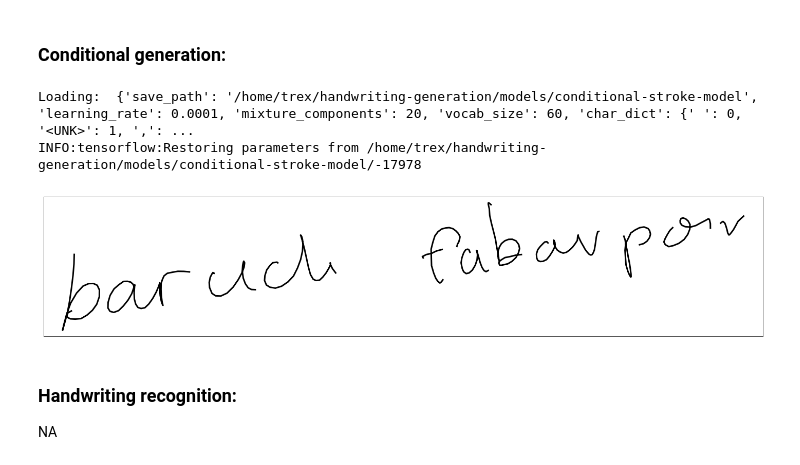
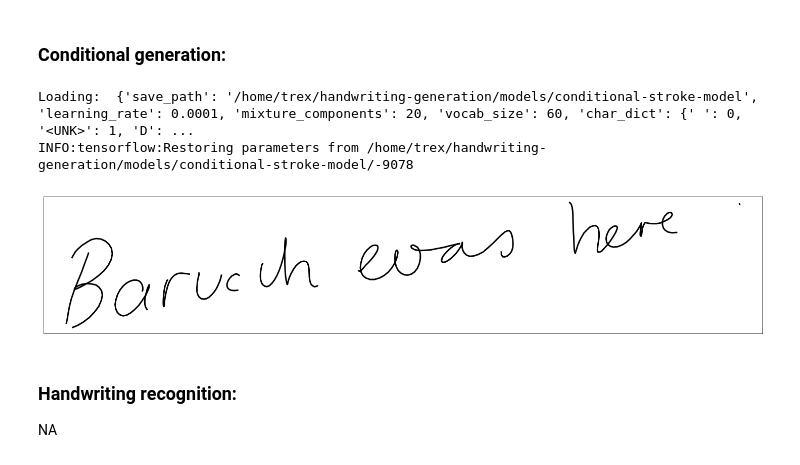
Before and after one commit to btaba/handwriting-generation, a Jupyter notebook: notebooks/results.ipynb, the cells around one changed output. Saved outputs shown, nothing was run; the diff lists cells and outputs as text; code cells hidden in the pictures.

Commit message:
retrained conditional stroke model with more skip connections

```diff
--- a/notebooks/results.ipynb
+++ b/notebooks/results.ipynb
@@ -18,13 +18,13 @@ INFO:tensorflow:Restoring parameters from /home/trex/handwriting-generation/mode
 ### Conditional generation:
 # %%
 stroke = generate_conditionally(
-    text='baruch tabanpour', random_seed=10,
-    std_bias=2)
+    text='Baruch was here ', random_seed=42,
+    std_bias=5)
 plot_stroke(stroke)
 # %% [output]
-Loading:  {'save_path': '/home/trex/handwriting-generation/models/conditional-stroke-model', 'learning_rate': 0.0001, 'mixture_components': 20, 'vocab_size': 60, 'char_dict': {' ': 0, '<UNK>': 1, ',': ...
-INFO:tensorflow:Restoring parameters from /home/trex/handwriting-generation/models/conditional-stroke-model/-17978
+Loading:  {'save_path': '/home/trex/handwriting-generation/models/conditional-stroke-model', 'learning_rate': 0.0001, 'mixture_components': 20, 'vocab_size': 60, 'char_dict': {' ': 0, '<UNK>': 1, 'D': ...
+INFO:tensorflow:Restoring parameters from /home/trex/handwriting-generation/models/conditional-stroke-model/-9078
-[figure, old version]
+[figure, new version]
 # %% [markdown]
 ### Handwriting recognition:
 
```
Also changed, not shown: 20 other files.
